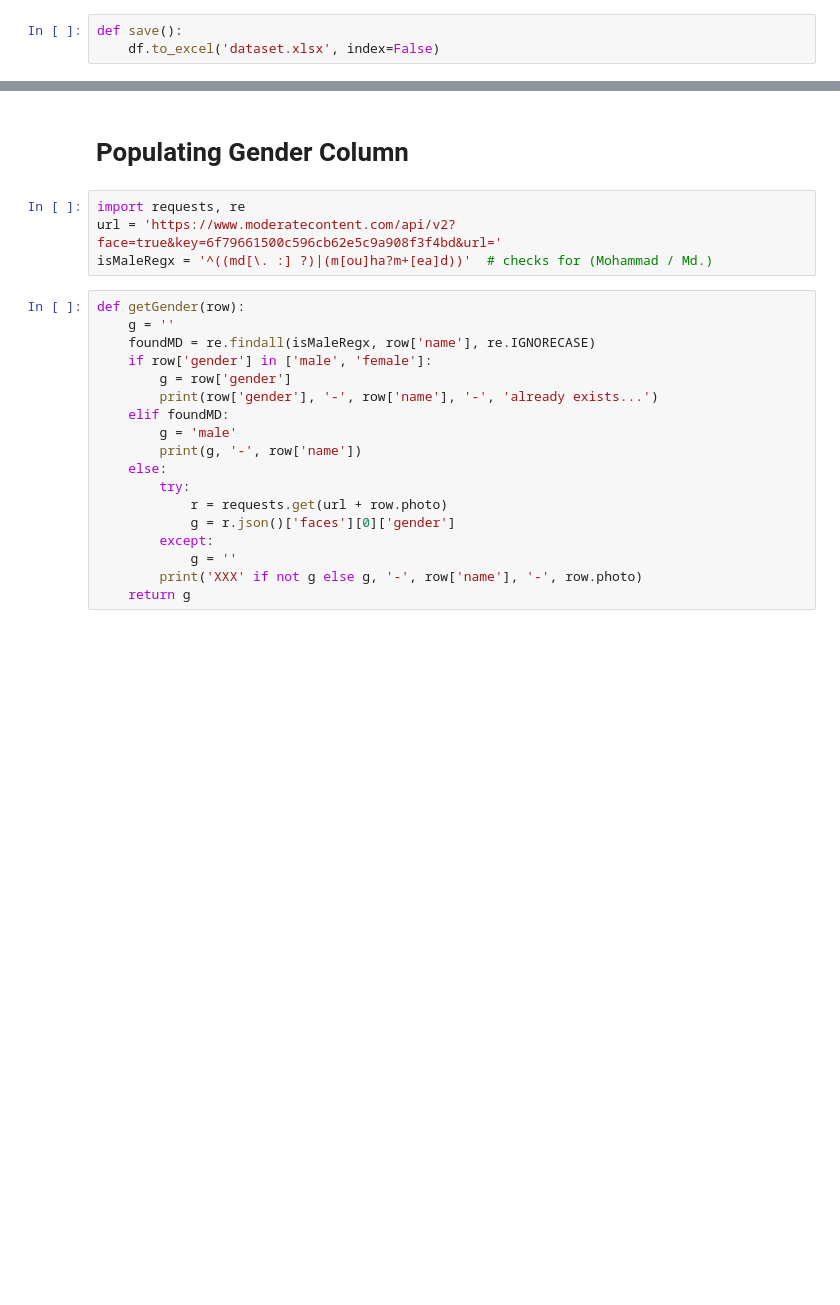
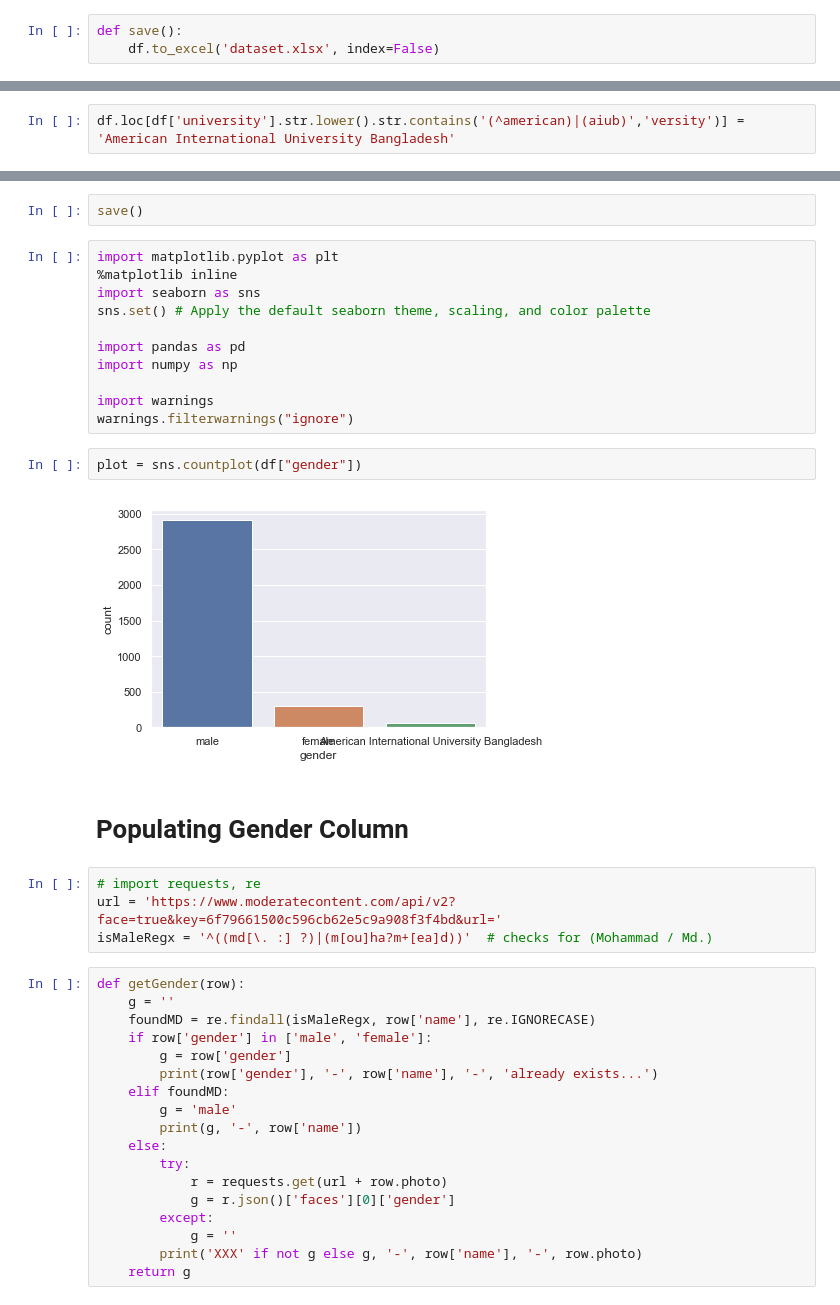
Before and after one commit to meTowhid/ResumeRecommendation, a Jupyter notebook: raw/DataCleanup.ipynb, the cells around one changed output, grey strips where cells are left out. Drawn from its saved outputs; the diff is of its cells as text; blank space fills up the shorter version.

```diff
--- a/raw/DataCleanup.ipynb
+++ b/raw/DataCleanup.ipynb
@@ -15,0 +21,2 @@ def save():
+# %%
+df.loc[df['university'].str.lower().str.contains('(^american)|(aiub)','versity')] = 'American International University Bangladesh'
@@ -16,7 +32,24 @@ def save():
+# %%
+save()
+# %%
+import matplotlib.pyplot as plt
+%matplotlib inline
+import seaborn as sns
+sns.set() # Apply the default seaborn theme, scaling, and color palette
+
+import pandas as pd
+import numpy as np
+
+import warnings
+warnings.filterwarnings("ignore")
+# %%
+plot = sns.countplot(df["gender"])
+# %% [output]
+[figure, added]
 # %% [markdown]
 # Populating Gender Column
 # %%
-import requests, re
+# import requests, re
 url = 'https://www.moderatecontent.com/api/v2?face=true&key=6f79661500c596cb62e5c9a908f3f4bd&url='
 isMaleRegx = '^((md[\. :] ?)|(m[ou]ha?m+[ea]d))'  # checks for (Mohammad / Md.)
 # %%
```
Also changed, not shown: parts of 3 cells of this notebook, 3 other files.
